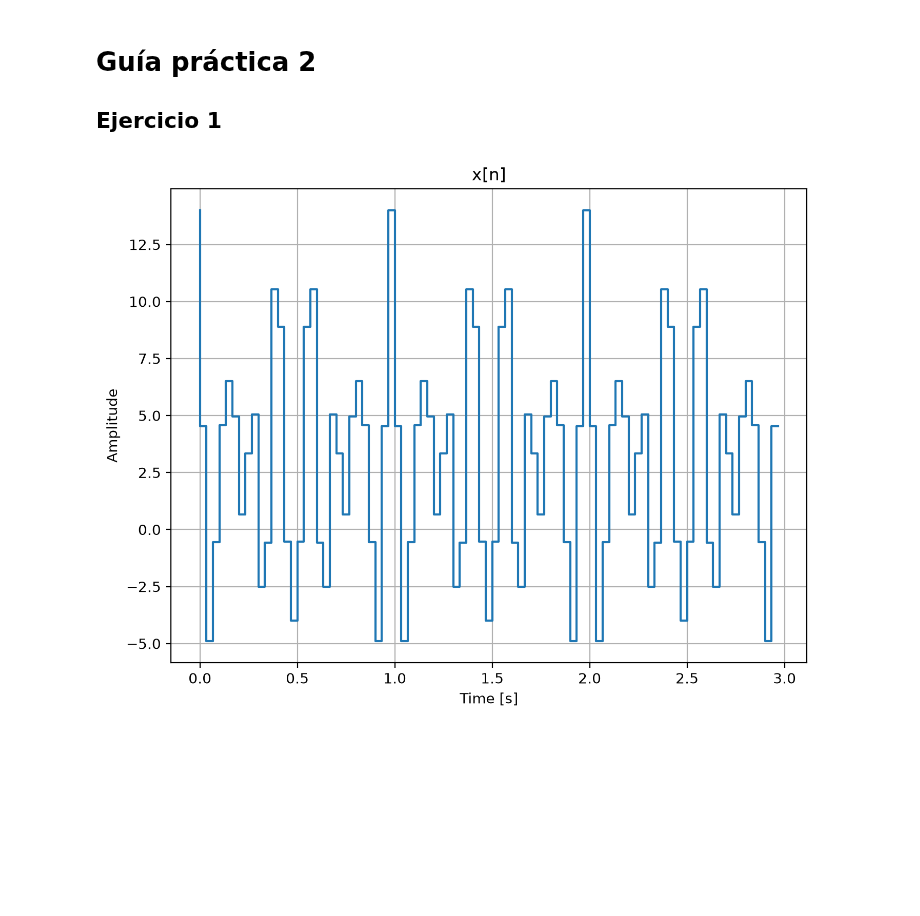
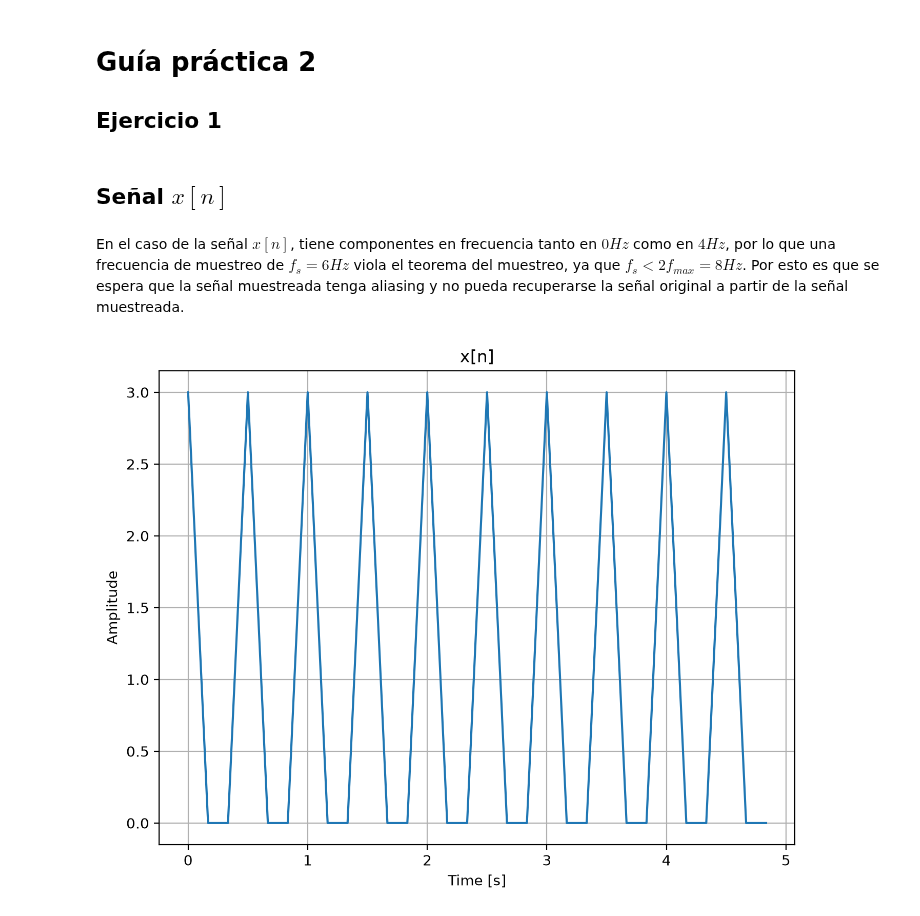
Before and after one commit to estanislaocrivos/digital-signal-processing-course, a Jupyter notebook: gp-02/ej-02.ipynb, the cells around one changed output. Cells and saved outputs as stored; diff of their text form; code cells hidden in the pictures; blank space fills up the shorter version.

```diff
--- a/gp-02/ej-02.ipynb
+++ b/gp-02/ej-02.ipynb
@@ -21,21 +23,26 @@ from numpy import (
     pi,
 )
 from scipy.signal import freqz
+# %% [markdown]
+## Señal $x[n]$
+# %% [markdown]
+En el caso de la señal $x[n]$, tiene componentes en frecuencia tanto en $0Hz$ como en $4Hz$, por lo que una frecuencia de muestreo de $f_s = 6Hz$ viola el teorema del muestreo, ya que $f_s < 2f_{max} = 8Hz$. Por esto es que se espera que la señal muestreada tenga aliasing y no pueda recuperarse la señal original a partir de la señal muestreada.
 # %%
-sampling_freq_hz = 30
-duration_s = 3
+sampling_freq_hz = 6
+duration_s = 5
 n_samples = int(sampling_freq_hz * duration_s)
 
 t = arange(n_samples) / sampling_freq_hz
 
-x = 3 + 4 * cos(10 * pi * t) + 5 * cos(14 * pi * t) + 2 * cos(20 * pi * t)
+x = 1 + 2 * cos(8 * pi * t)
+y = 4 + 4 * sinc(4 * t) ** 2
 
 figure(1, figsize=(8, 6), dpi=200)
-step(t, x)
+plot(t, x)
 xlabel("Time [s]")
 ylabel("Amplitude")
 title("x[n]")
 grid(True)
 show()
 # %% [output]
-[figure, old version]
+[figure, new version]
```
Also changed, not shown: parts of 10 cells of this notebook.
